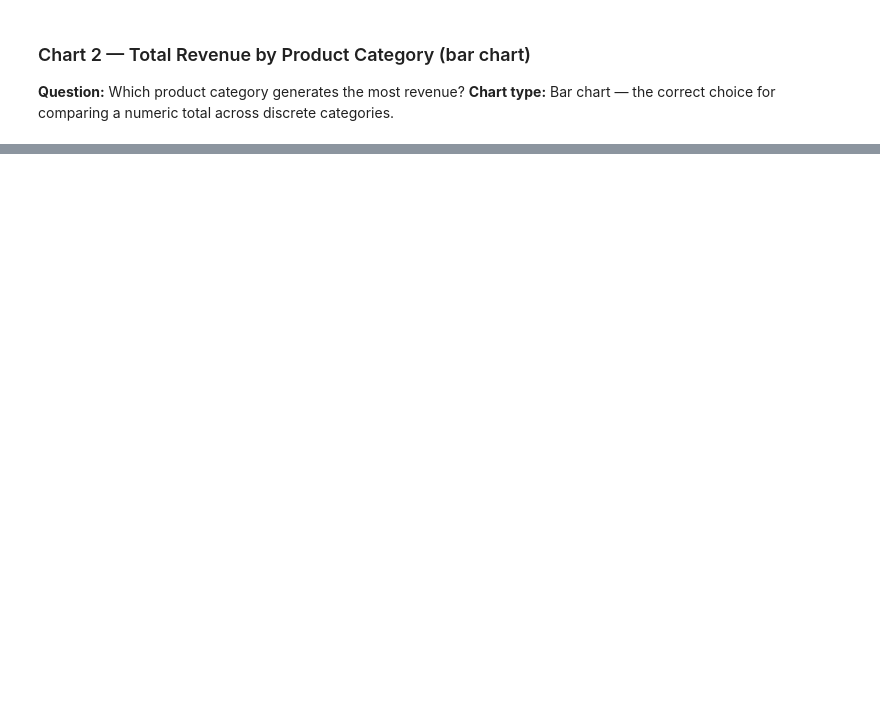
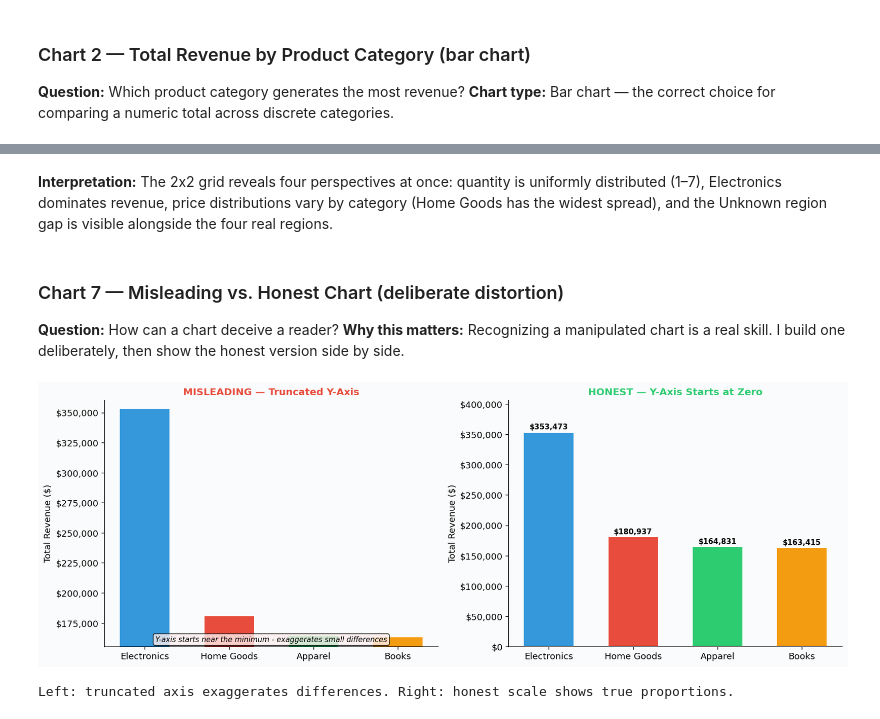
Before and after one commit to memoona-zahur/Integration-Assignment_Full-EDA-Pipeline-on-a-New-Dataset, a Jupyter notebook: week5_thursday_eda.ipynb, the cells around one changed output, grey strips where cells are left out. Cells and saved outputs as stored; diff of their text form; code cells hidden in the pictures; blank space fills up the shorter version.

```diff
--- a/week5_thursday_eda.ipynb
+++ b/week5_thursday_eda.ipynb
@@ -710,0 +872,47 @@ orders_clean.describe()
+# %% [markdown]
+**Interpretation:** The 2x2 grid reveals four perspectives at once: quantity is uniformly distributed (1–7), Electronics dominates revenue, price distributions vary by category (Home Goods has the widest spread), and the Unknown region gap is visible alongside the four real regions.
+# %% [markdown]
+### Chart 7 — Misleading vs. Honest Chart (deliberate distortion)
+**Question:** How can a chart deceive a reader?
+**Why this matters:** Recognizing a manipulated chart is a real skill. I build one deliberately, then show the honest version side by side.
+# %%
+fig, (ax_dishonest, ax_honest) = plt.subplots(1, 2, figsize=(14, 5))
+fig.patch.set_facecolor(COLORS['bg'])
+
+cat_rev = orders_clean.groupby('product_category')['revenue'].sum().sort_values(ascending=False)
+
+# MISLEADING — truncated y-axis
+ax_dishonest.set_facecolor(COLORS['bg'])
+bars_d = ax_dishonest.bar(cat_rev.index, cat_rev.values, color=COLORS['palette'][:len(cat_rev)],
+                          edgecolor='white', linewidth=1.2, width=0.6)
+ax_dishonest.set_ylim(cat_rev.min() * 0.95, cat_rev.max() * 1.02)  # truncated!
+ax_dishonest.set_title('MISLEADING — Truncated Y-Axis', fontsize=12, fontweight='bold', color=COLORS['accent'])
+ax_dishonest.set_ylabel('Total Revenue ($)')
+ax_dishonest.yaxis.set_major_formatter(mticker.FuncFormatter(lambda x, p: f'${x:,.0f}'))
+ax_dishonest.text(0.5, 0.02, 'Y-axis starts near the minimum - exaggerates small differences',
+                  transform=ax_dishonest.transAxes, ha='center', fontsize=9, fontstyle='italic',
+                  bbox=dict(boxstyle='round', facecolor='#FEE', alpha=0.8))
+ax_dishonest.spines['top'].set_visible(False)
+ax_dishonest.spines['right'].set_visible(False)
+
+# HONEST — y-axis starts at 0
+ax_honest.set_facecolor(COLORS['bg'])
+bars_h = ax_honest.bar(cat_rev.index, cat_rev.values, color=COLORS['palette'][:len(cat_rev)],
+                       edgecolor='white', linewidth=1.2, width=0.6)
+ax_honest.set_ylim(0, cat_rev.max() * 1.15)  # starts at 0
+ax_honest.set_title('HONEST — Y-Axis Starts at Zero', fontsize=12, fontweight='bold', color=COLORS['palette'][2])
+ax_honest.set_ylabel('Total Revenue ($)')
+ax_honest.yaxis.set_major_formatter(mticker.FuncFormatter(lambda x, p: f'${x:,.0f}'))
+for bar, val in zip(bars_h, cat_rev.values):
+    ax_honest.text(bar.get_x() + bar.get_width()/2, bar.get_height() + 2000,
+                   f'${val:,.0f}', ha='center', va='bottom', fontsize=9, fontweight='bold')
+ax_honest.spines['top'].set_visible(False)
+ax_honest.spines['right'].set_visible(False)
+
+plt.tight_layout()
+plt.savefig('07_misleading_vs_honest.png', dpi=150, bbox_inches='tight')
+plt.show()
+print("Left: truncated axis exaggerates differences. Right: honest scale shows true proportions.")
+# %% [output]
+[figure, added]
+Left: truncated axis exaggerates differences. Right: honest scale shows true proportions.
```
Also changed, not shown: parts of 74 cells of this notebook, 8 other files.
